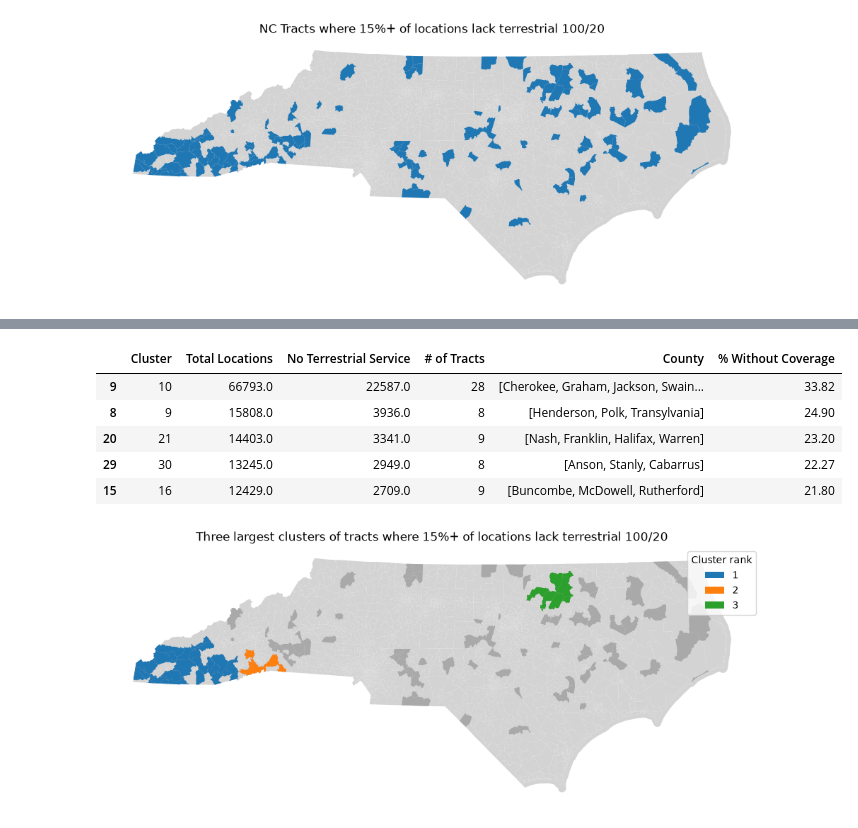
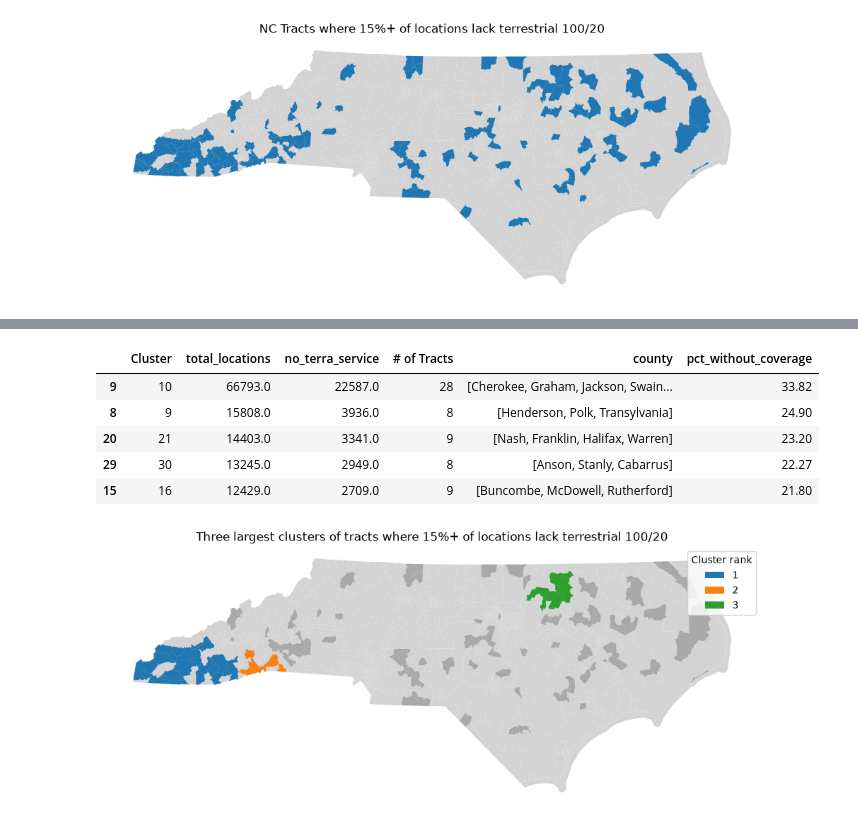
Before and after one commit to lithum-seneviratne/nc-broadband-internet-coverage, a Jupyter notebook: broadband-unavailability.ipynb, the cells around one changed output, grey strips where cells are left out. Cells and saved outputs as stored; diff of their text form; code cells hidden in the pictures.

```diff
--- a/broadband-unavailability.ipynb
+++ b/broadband-unavailability.ipynb
@@ -121,6 +122,6 @@ shape_df.head()
 | 3 | 37 | 071 | 031800 | 37071031800 | 318 | Census Tract 318 | G5020 | S | 6071060 | 8149 | +35.2623339 | ... |
 | 4 | 37 | 155 | 961801 | 37155961801 | 9618.01 | Census Tract 9618.01 | G5020 | S | 103973789 | 0 | +34.6244596 | ... |
 # %%
-map = pd.merge(shape_df, by_tract, left_on="GEOID", right_on="Census Tract GEOID", how="left")
+map = pd.merge(shape_df, by_tract, left_on="GEOID", right_on="geoid", how="left")
 map.info()
 # %% [output]
@@ -129,7 +146,7 @@ KeyError: 'Census Tract GEOID'
 fig, ax = plt.subplots(figsize=(12,6))
 map.plot(ax=ax, color="lightgray")
 
-flagged = map[map["% Without Coverage"].notna()]
+flagged = map[map["pct_without_coverage"].notna()]
 flagged.plot(ax=ax, color="tab:blue")
 
 ax.set_axis_off()
@@ -169,13 +186,13 @@ flagged.head()
 | 52 | 37 | 169 | 070600 | 37169070600 | 706 | Census Tract 706 | G5020 | S | 135971102 | 1630283 | +36.3254971 | ... |
 | 71 | 37 | 125 | 950304 | 37125950304 | 9503.04 | Census Tract 9503.04 | G5020 | S | 225344221 | 1523744 | +35.3162841 | ... |
 # %%
-flagged_clusters = flagged.groupby(["Cluster"], as_index=False).agg({"Total Locations": "sum", "No Terrestrial Service": "sum","Census Tract GEOID": "count", "County": lambda x: list(x.unique())})
-flagged_clusters["% Without Coverage"] = round((flagged_clusters["No Terrestrial Service"] / flagged_clusters["Total Locations"]) * 100, 2)
-flagged_clusters = flagged_clusters.sort_values(["No Terrestrial Service"], ascending=False)
-flagged_clusters = flagged_clusters.rename(columns={"Census Tract GEOID": "# of Tracts"})
+flagged_clusters = flagged.groupby(["Cluster"], as_index=False).agg({"total_locations": "sum", "no_terra_service": "sum","geoid": "count", "county": lambda x: list(x.unique())})
+flagged_clusters["pct_without_coverage"] = round((flagged_clusters["no_terra_service"] / flagged_clusters["total_locations"]) * 100, 2)
+flagged_clusters = flagged_clusters.sort_values(["no_terra_service"], ascending=False)
+flagged_clusters = flagged_clusters.rename(columns={"geoid": "# of Tracts"})
 flagged_clusters.head()
 # %% [output]
-|  | Cluster | Total Locations | No Terrestrial Service | # of Tracts | County | % Without Coverage |
+|  | Cluster | total_locations | no_terra_service | # of Tracts | county | pct_without_coverage |
 | 9 | 10 | 66793.0 | 22587.0 | 28 | [Cherokee, Graham, Jackson, Swain... | 33.82 |
 | 8 | 9 | 15808.0 | 3936.0 | 8 | [Henderson, Polk, Transylvania] | 24.90 |
 | 20 | 21 | 14403.0 | 3341.0 | 9 | [Nash, Franklin, Halifax, Warren] | 23.20 |
```
Also changed, not shown: parts of 4 cells of this notebook, 2 other files.
